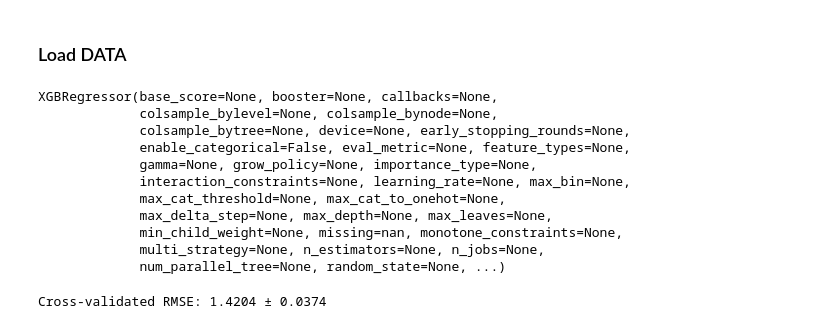
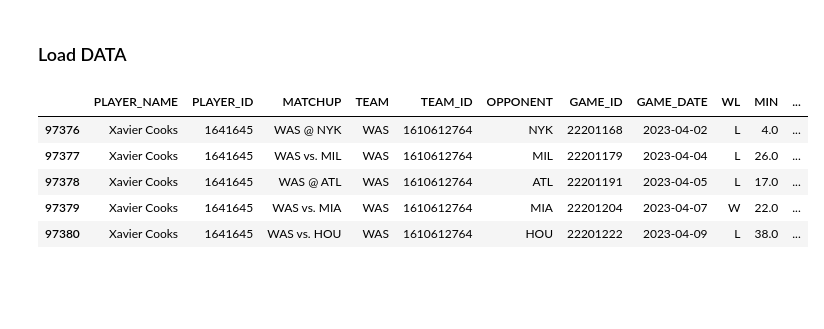
Before and after one commit to spon7ge/HoopsVista, a Jupyter notebook: PrizePicks/Models/TESTING_xgb.ipynb, the cells around one changed output. Cells and saved outputs as stored; diff of their text form; code cells hidden in the pictures; blank space fills up the shorter version.

```diff
--- a/PrizePicks/Models/TESTING_xgb.ipynb
+++ b/PrizePicks/Models/TESTING_xgb.ipynb
@@ -9,43 +9,16 @@ import joblib  # For saving the model
 # %% [markdown]
 ### Load DATA
 # %%
+pd.set_option('display.max_columns', None)
+
 # Load the data
 csv_file_path = os.path.join('..', 'Data', 'csv_file', 'combined_data', 'train_data.csv')
-data = pd.read_csv(csv_file_path)
+train_data = pd.read_csv(csv_file_path)
+train_data.tail()
+# %% [output]
+|  | PLAYER_NAME | PLAYER_ID | MATCHUP | TEAM | TEAM_ID | OPPONENT | GAME_ID | GAME_DATE | WL | MIN | ... |
+| 97376 | Xavier Cooks | 1641645 | WAS @ NYK | WAS | 1610612764 | NYK | 22201168 | 2023-04-02 | L | 4.0 | ... |
+| 97377 | Xavier Cooks | 1641645 | WAS vs. MIL | WAS | 1610612764 | MIL | 22201179 | 2023-04-04 | L | 26.0 | ... |
+| 97378 | Xavier Cooks | 1641645 | WAS @ ATL | WAS | 1610612764 | ATL | 22201191 | 2023-04-05 | L | 17.0 | ... |
+| 97379 | Xavier Cooks | 1641645 | WAS vs. MIA | WAS | 1610612764 | MIA | 22201204 | 2023-04-07 | W | 22.0 | ... |
+| 97380 | Xavier Cooks | 1641645 | WAS vs. HOU | WAS | 1610612764 | HOU | 22201222 | 2023-04-09 | L | 38.0 | ... |
-# %%
-features = [
-    'MIN', 'PTS_LAST_5', 'PLAYER_HOME_AVG_PTS', 'PLAYER_AWAY_AVG_PTS', 'USG_PCT', 'PER',
-    'TS_PCT', 'USG_PCT_LAST_5', 'USG_DRTG_INTERACTION', 'OFF_RATING',
-    'TEAM_OFF_RATING', 'TEAM_PACE', 'TEAM_PTS', 'TEAM_AST', 'TEAM_FGA',
-    'OPP_DEF_RATING', 'OPP_PACE', 'GAME_PACE'
-]
-
-X = data[features]
-y = data['PTS']
-
-# X_train,X_test,y_train,y_test = train_test_split(X,y,test_size=0.0,random_state=42)
-
-xgb_model = XGBRegressor()
-xgb_model.fit(X,y)
-# %% [output]
-XGBRegressor(base_score=None, booster=None, callbacks=None,
-             colsample_bylevel=None, colsample_bynode=None,
-             colsample_bytree=None, device=None, early_stopping_rounds=None,
-             enable_categorical=False, eval_metric=None, feature_types=None,
-             gamma=None, grow_policy=None, importance_type=None,
-             interaction_constraints=None, learning_rate=None, max_bin=None,
-             max_cat_threshold=None, max_cat_to_onehot=None,
-             max_delta_step=None, max_depth=None, max_leaves=None,
-             min_child_weight=None, missing=nan, monotone_constraints=None,
-             multi_strategy=None, n_estimators=None, n_jobs=None,
-             num_parallel_tree=None, random_state=None, ...)
-# %%
-from sklearn.model_selection import cross_val_score
-
-# Evaluate the model using cross-validation
-cv_scores = cross_val_score(xgb_model, X, y, cv=5, scoring='neg_mean_squared_error')
-rmse_scores = np.sqrt(-cv_scores)
-
-print(f"Cross-validated RMSE: {rmse_scores.mean():.4f} ± {rmse_scores.std():.4f}")
-# %% [output]
-Cross-validated RMSE: 1.4204 ± 0.0374
```
Also changed, not shown: parts of 5 cells of this notebook, 1 other file.
